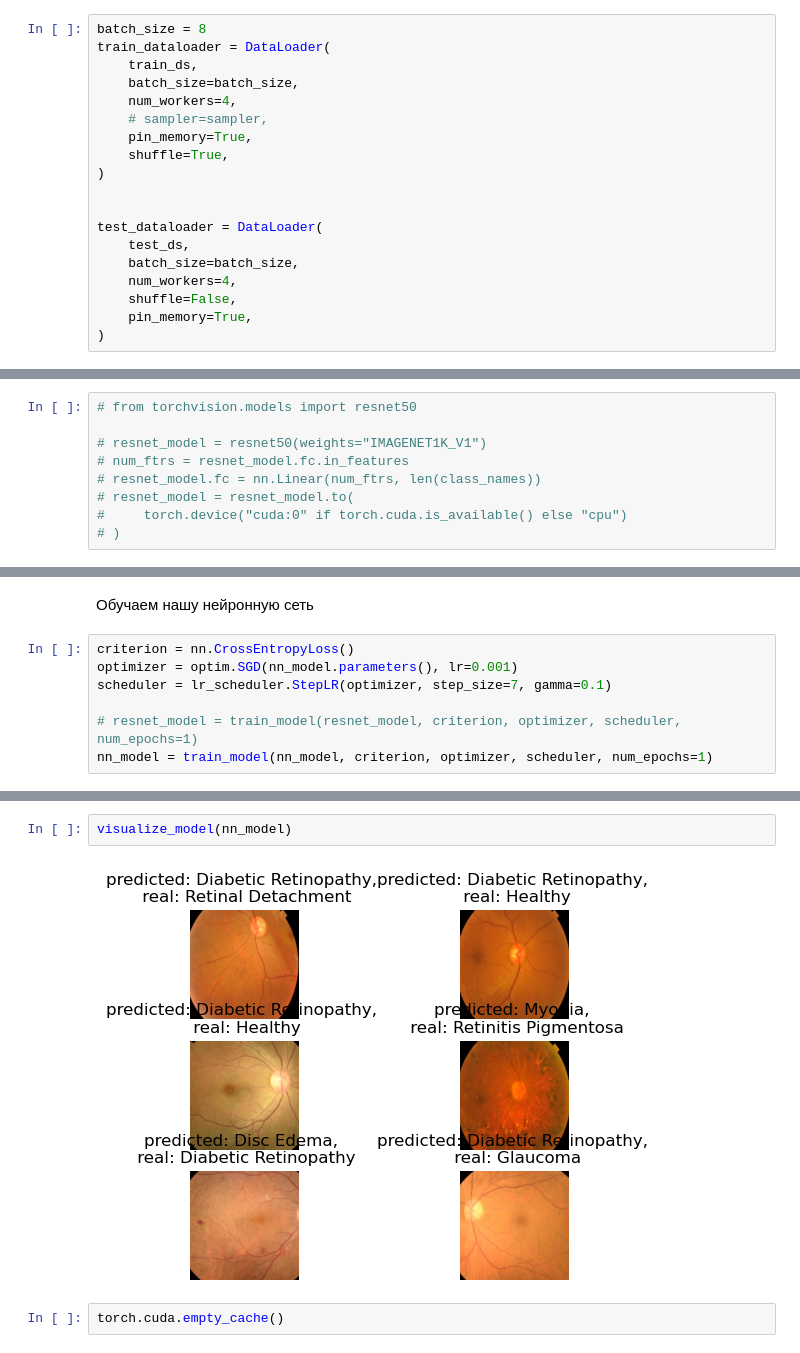
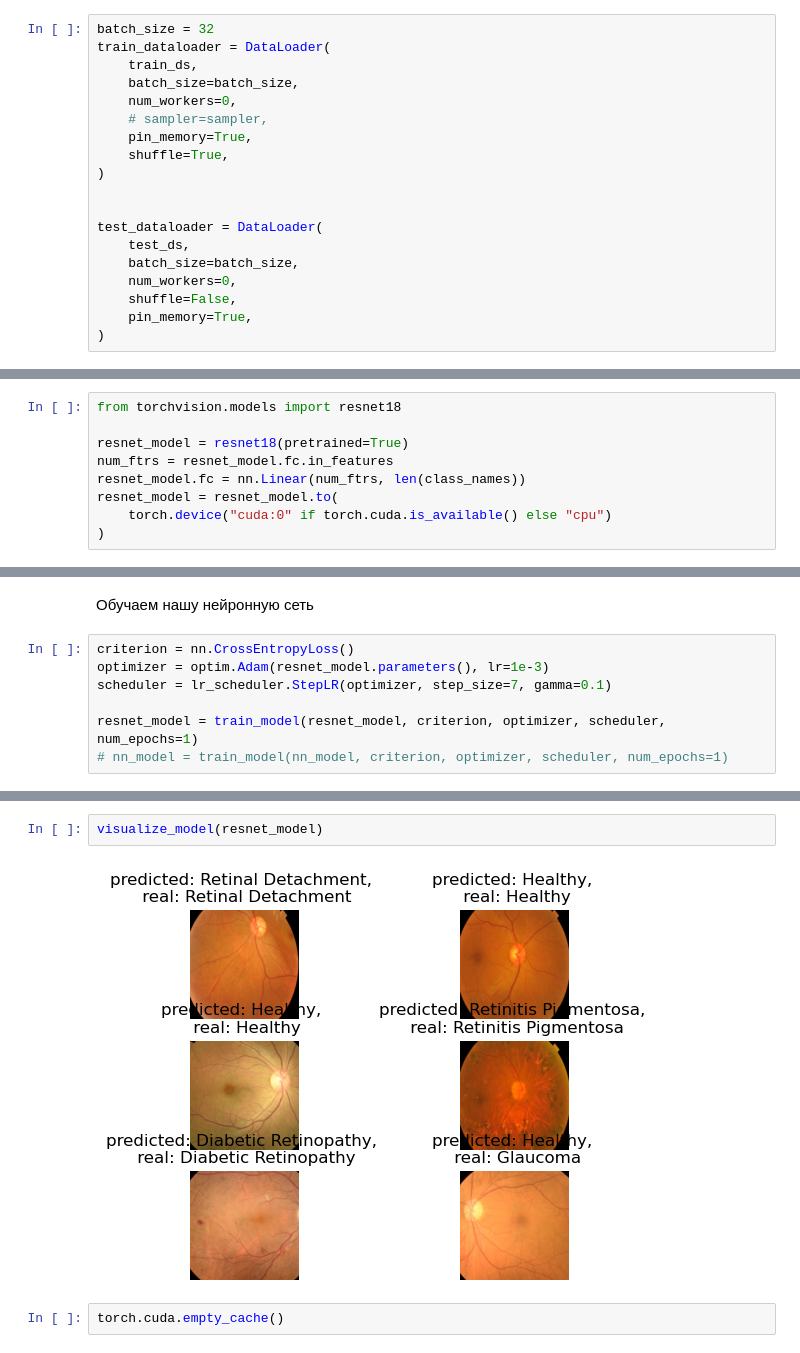
Before and after one commit to diamondOnJava/eye_disease_image_classifier, a Jupyter notebook: pipeline.ipynb, the cells around one changed output, grey strips where cells are left out. Cells and saved outputs as stored; diff of their text form.

```diff
--- a/pipeline.ipynb
+++ b/pipeline.ipynb
@@ -194,11 +194,11 @@ test_ds = EyeDiseaseDataset(test_part, data_transforms['test'])
 # %% [markdown]
 Теперь создаем DataLoader
 # %%
-batch_size = 8
+batch_size = 32
 train_dataloader = DataLoader(
     train_ds,
     batch_size=batch_size,
-    num_workers=4,
+    num_workers=0,
     # sampler=sampler,
     pin_memory=True,
     shuffle=True,
@@ -208,7 +208,7 @@ train_dataloader = DataLoader(
 test_dataloader = DataLoader(
     test_ds,
     batch_size=batch_size,
-    num_workers=4,
+    num_workers=0,
     shuffle=False,
     pin_memory=True,
 )
@@ -274,14 +276,14 @@ print(nn_model)
 # %% [markdown]
 Берем предобученный ResNet50
 # %%
-# from torchvision.models import resnet50
+from torchvision.models import resnet18
 
-# resnet_model = resnet50(weights="IMAGENET1K_V1")
-# num_ftrs = resnet_model.fc.in_features
-# resnet_model.fc = nn.Linear(num_ftrs, len(class_names))
-# resnet_model = resnet_model.to(
-#     torch.device("cuda:0" if torch.cuda.is_available() else "cpu")
-# )
+resnet_model = resnet18(pretrained=True)
+num_ftrs = resnet_model.fc.in_features
+resnet_model.fc = nn.Linear(num_ftrs, len(class_names))
+resnet_model = resnet_model.to(
+    torch.device("cuda:0" if torch.cuda.is_available() else "cpu")
+)
 # %% [markdown]
 Определим функции тренировки модели и визуализации предсказаний
 # %%
@@ -399,11 +401,11 @@ def visualize_model(model, num_images=6):
 Обучаем нашу нейронную сеть
 # %%
 criterion = nn.CrossEntropyLoss()
-optimizer = optim.SGD(nn_model.parameters(), lr=0.001)
+optimizer = optim.Adam(resnet_model.parameters(), lr=1e-3)
 scheduler = lr_scheduler.StepLR(optimizer, step_size=7, gamma=0.1)
 
-# resnet_model = train_model(resnet_model, criterion, optimizer, scheduler, num_epochs=1)
-nn_model = train_model(nn_model, criterion, optimizer, scheduler, num_epochs=1)
+resnet_model = train_model(resnet_model, criterion, optimizer, scheduler, num_epochs=1)
+# nn_model = train_model(nn_model, criterion, optimizer, scheduler, num_epochs=1)
 # %% [output]
 Обучаю на cuda:0
 Epoch 0/0
@@ -411,7 +417,7 @@ Epoch 0/0
 # %%
-visualize_model(nn_model)
+visualize_model(resnet_model)
 # %% [output]
-[figure, old version]
+[figure, new version]
 # %%
 torch.cuda.empty_cache()
 # %%
```
Also changed, not shown: parts of 17 cells of this notebook, 1 other file.
